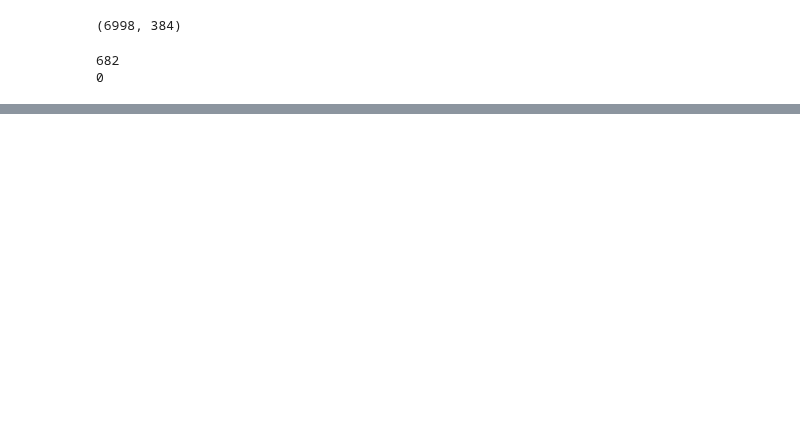
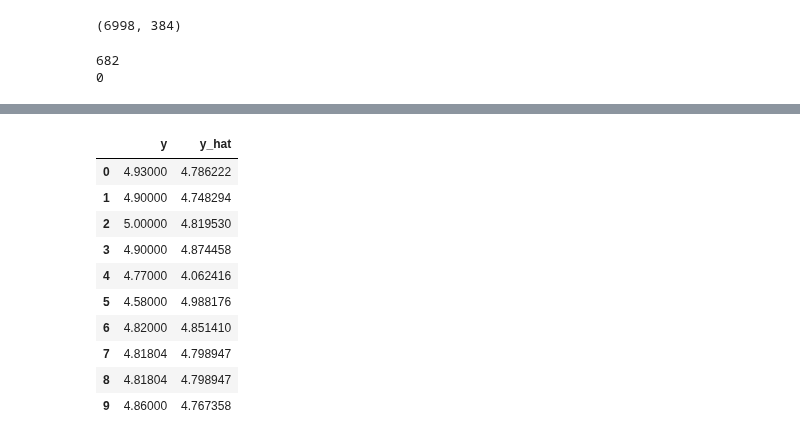
Before and after one commit to MaGiiK02/AirBnB_score_prediction, a Jupyter notebook: MLP regressor on comments.ipynb, the cells around one changed output, grey strips where cells are left out. Drawn from its saved outputs; the diff is of its cells as text; code cells hidden in the pictures; blank space fills up the shorter version.

```diff
--- a/MLP regressor on comments.ipynb
+++ b/MLP regressor on comments.ipynb
@@ -71,0 +107,19 @@ trainer.test(model, test_loader)
+# %%
+# create a dataframe with the y and y_hat next to each other
+y_hat = model(torch.tensor(X_test).float()).detach().numpy()
+y_hat = y_hat.reshape(-1)
+y_test = y_test.reshape(-1)
+df = pd.DataFrame({'y': y_test, 'y_hat': y_hat})
+df.head(10)
+# %% [output]
+|  | y | y_hat |
+| 0 | 4.93000 | 4.786222 |
+| 1 | 4.90000 | 4.748294 |
+| 2 | 5.00000 | 4.819530 |
+| 3 | 4.90000 | 4.874458 |
+| 4 | 4.77000 | 4.062416 |
+| 5 | 4.58000 | 4.988176 |
+| 6 | 4.82000 | 4.851410 |
+| 7 | 4.81804 | 4.798947 |
+| 8 | 4.81804 | 4.798947 |
+| 9 | 4.86000 | 4.767358 |
```
Also changed, not shown: parts of 12 cells of this notebook, 25 other files.
